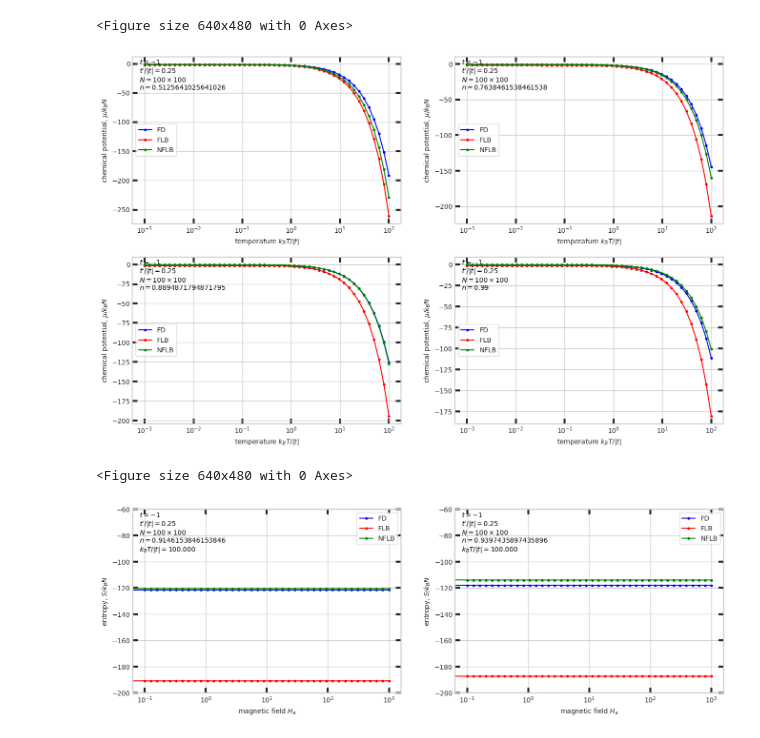
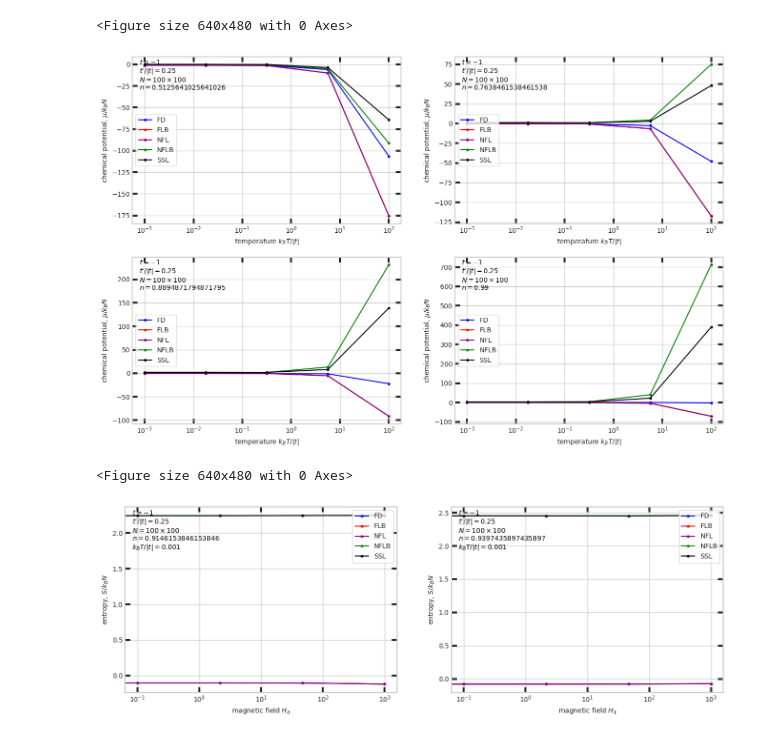
Before and after one commit to Mateuszzx/quantum-statistics-solver, a Jupyter notebook: notebooks/02_chemical_potential.ipynb, the cells around one changed output. Cells and saved outputs as stored; diff of their text form; code cells hidden in the pictures.

```diff
--- a/notebooks/02_chemical_potential.ipynb
+++ b/notebooks/02_chemical_potential.ipynb
@@ -29,15 +29,15 @@ n_count = 40
 # Magnetic field values
 Ha_min = -1
 Ha_max = 3
-Ha_count = 40
+Ha_count = 4
 
 # Beta values
 
 beta_min = -2
 beta_max = 3
-beta_count = 50
+beta_count = 5
 
-distros = [DistType.FD, DistType.FLB, DistType.NFLB]  # ND
+distros = [DistType.FD, DistType.FLB, DistType.NFL, DistType.NFLB, DistType.SSL]  # ND
 # n  = np.array([0.5, 0.8, 0.9], dtype=np.float64)  # NN
 n  = np.linspace(n_min, n_max, n_count, dtype=np.float64)  # NN
 # beta = np.array([0.1, 1.0], dtype=np.float64)  # NB
@@ -80,7 +80,7 @@ if  mu.exists():
 
 else:
     mu_df = chemical_potential(
-        distros=["FD", "FLB", "NFLB"],
+        distros=distros,
         n_vals=n,
         beta_vals=beta,
         H_a_vals=H_a,
@@ -141,7 +141,7 @@ sp.plot_results_temperature(
     n=n_plot,
     betas=beta,
     y_label=r"chemical potential, $\mu / k_B N$",
-    distros=[DistType.FD, DistType.FLB, DistType.NFLB],
+    distros=distros,
     H_a=H_a_plot,
     y_col="mu",  # Specify the column to plot
     legend_position="center left",
@@ -151,26 +151,26 @@ sp.plot_results_temperature(
 plt.show()
 # %% [output]
 <Figure size 640x480 with 0 Axes>
-[figure, old version]
+[figure, new version]
 # %%
 n_plot = n[-4:-2]
-beta_plot = beta[20]
+beta_plot = beta[3]
 sp.plot_results_Ha(
     results=mu_df,
     n=n_plot,          # List of n values to create subplots for
     beta=beta[-1],     # Fixed beta value
     y_label=r"entropy, $S / k_B N$",
-    distros=[DistType.FD, DistType.FLB, DistType.NFLB],
+    distros=distros,
     y_col="mu",
     legend_position="upper right",
     figsize=(8, 5),
     cols=2,
-    ylims=(-200, -60)
+    # ylims=(-200, -60)
 )
 plt.show()
 # %% [output]
 <Figure size 640x480 with 0 Axes>
-[figure, old version]
+[figure, new version]
 # %%
 # Example: Plot Entropy vs Temperature (k_BT) and Magnetic Field (H_a)
 # for different band fillings (n)
```
Also changed, not shown: parts of 3 cells of this notebook, 23 other files.
